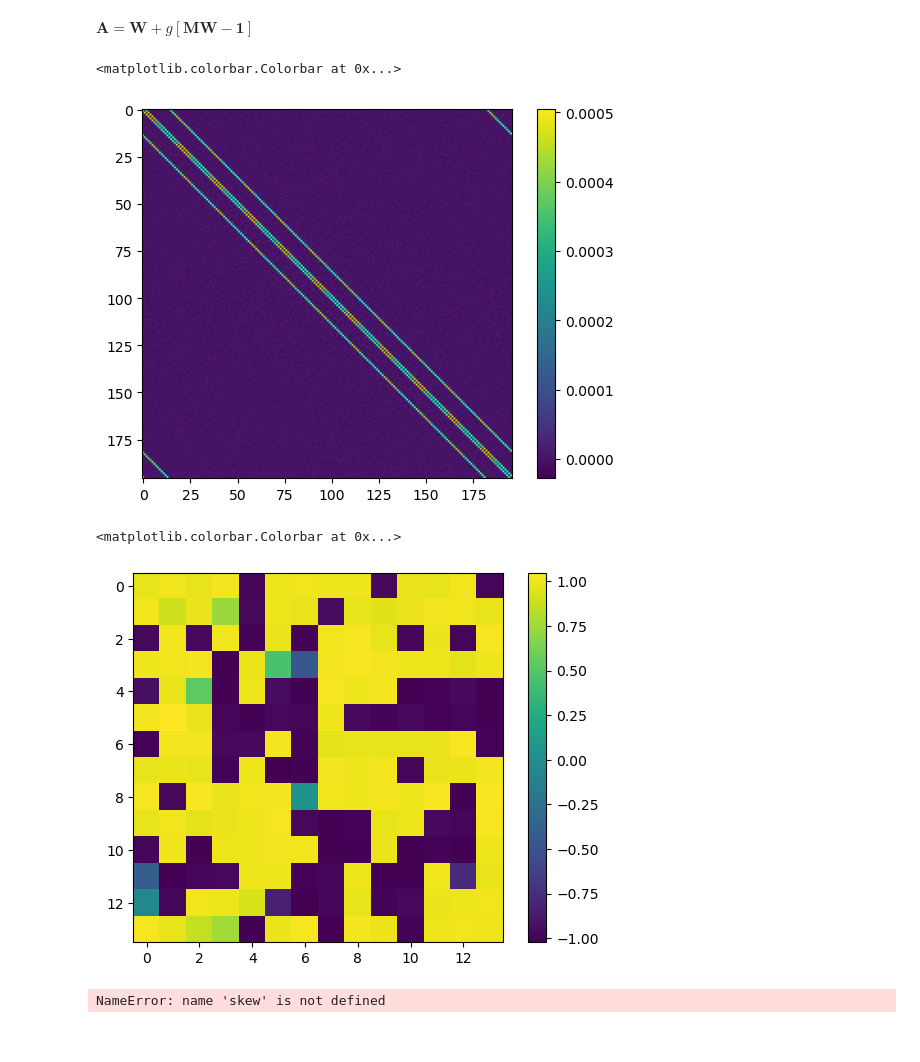
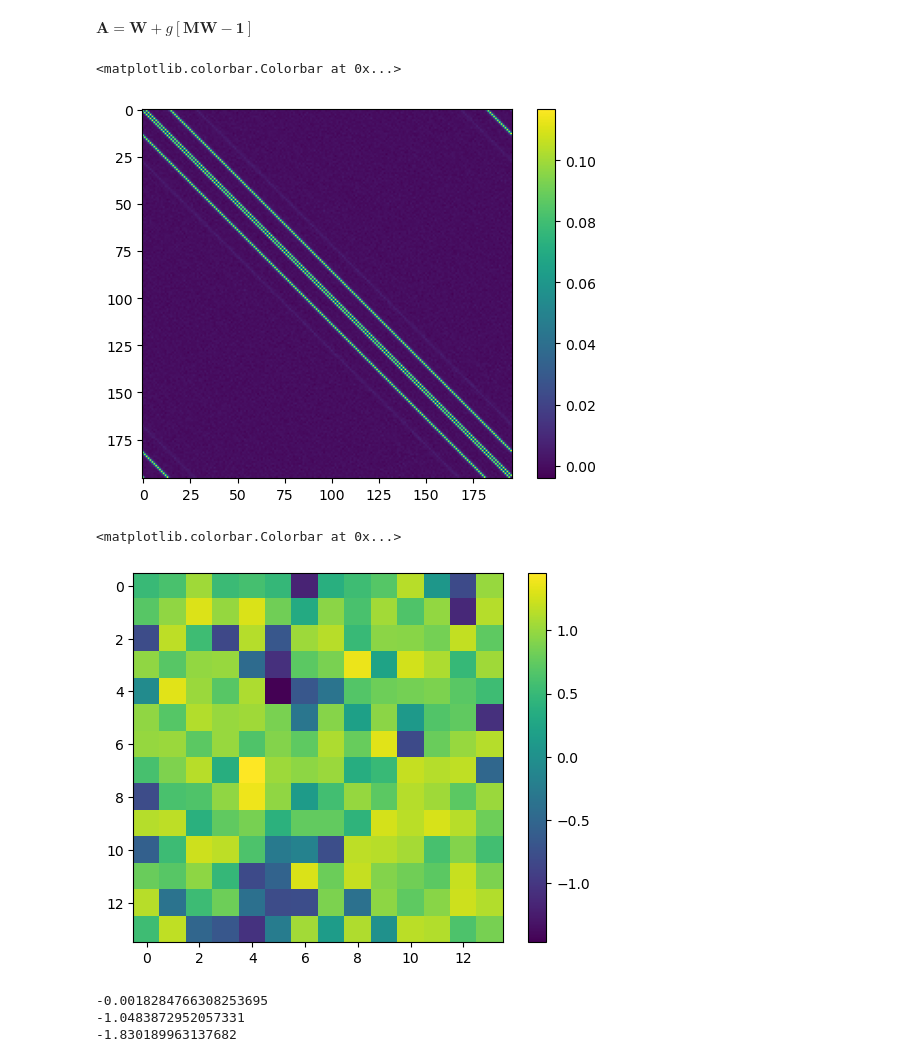
Before and after one commit to bsfn-0323/diffusion, a Jupyter notebook: gaussDiff_constraint.ipynb, the cells around one changed output. Cells and saved outputs as stored; diff of their text form; code cells hidden in the pictures.

```diff
--- a/gaussDiff_constraint.ipynb
+++ b/gaussDiff_constraint.ipynb
@@ -22,7 +22,7 @@ meas = 20
 Ts = np.linspace(Tmin,Tmax,meas)
 L = 14
 #data = load_data(L,Ts[9],200000)
-data = load_data(L,Ts[6],200000)
-Ts[6]
+data = load_data(L,Ts[0],200000)
 plt.hist(np.mean(data,axis = 1))
+Ts[-1]
 # %% [output]
@@ -48,9 +43,9 @@ $\text{Tr}(\mathbf{A}(\mathbf{M}-\mathbf{W}^{-1})) - g \cdot\text{Tr}(x_i^2  (x_
 Let's get the matrix M and W
 # %%
 N =L**2
-nSteps =600
-dt = 0.01
-diffTemp = np.linspace(0.01,1,nSteps)
+nSteps =300
+dt = 0.02
+diffTemp = np.linspace(1,1,nSteps)
 def Deltat(n,dt,diffTemp):
     return diffTemp*(1-np.exp(-2*(n+1)*dt))
 # %%
@@ -80,7 +75,7 @@ ts= np.array([*range(nSteps)])
 Dts = Deltat(ts,dt,diffTemp)
 expts = np.exp(-2*(ts+1)*dt)
 C6 = Dts*(15*Dts**2 - 6*Dts + 1) + expts *(45*Dts**2 - 12*Dts + 1) + expts**2 * (15*Dts-2) + expts**3
-C4 = 3*(Dts+expts)-1
+C4 = (3*(Dts+expts)-1)
 # %% [markdown]
 $g = -\frac{\text{Tr}(\mathbf{K}) - \mathbf{C}_4}{\text{Tr}(\mathbf{K}_g) - \mathbf{C}_6}$
 # %%
@@ -102,10 +97,11 @@ A =  W + g.reshape(nSteps,1,1)*(np.matmul(M,W)-np.eye(N).reshape(1,N,N))
 #A = W
 #plt.imshow(MW[0]-np.diag(np.diag(MW[0])))
 plt.imshow(-A[0]+np.diag(np.diag(A[0])))
+#plt.imshow(A[0])
 plt.colorbar()
 # %% [output]
 <matplotlib.colorbar.Colorbar at 0x...>
-[figure, old version]
+[figure, new version]
 # %%
 def myscore(x,A,g,device = "cuda"):
     return  -torch.matmul(x,A.T) + g*x*(x**2-1)
@@ -146,21 +142,22 @@ def backward(xT,A,g,temp,nSteps,dt,full_traj = False,every = 5,device = "cuda"):
 # %%
 P = 100000
 N = L**2
-xT = np.sqrt(1)*torch.randn((P,N))
+xT = np.sqrt(diffTemp[-1])*torch.randn((P,N))
 x_recon = backward(xT,A,g,diffTemp,nSteps,dt,full_traj=False,device= "cuda")
 # %%
-plt.imshow(x_recon[0].reshape(L,L))
+plt.imshow(x_recon[2].reshape(L,L))
 plt.colorbar()
 #plt.scatter([*range(L)],x_recon[3].reshape(L,L)[6])
 # %% [output]
 <matplotlib.colorbar.Colorbar at 0x...>
-[figure, old version]
+[figure, new version]
 # %%
-
-Ts[10]
+from scipy.stats import kurtosis, skew
 print(skew(np.mean(x_recon,axis = 1)))
 print(kurtosis(np.mean(x_recon,axis = 1)))
 print(kurtosis(np.mean(data,axis = 1)))
 # %% [output]
-NameError: name 'skew' is not defined
+-0.0018284766308253695
+-1.0483872952057331
+-1.830189963137682
 # %%
```
Also changed, not shown: parts of 20 cells of this notebook, 8 other files.
